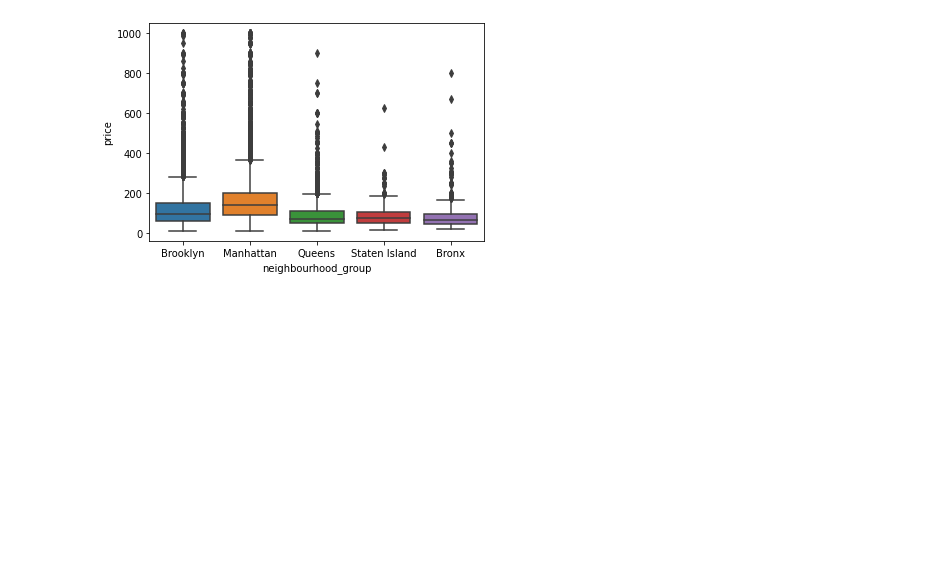
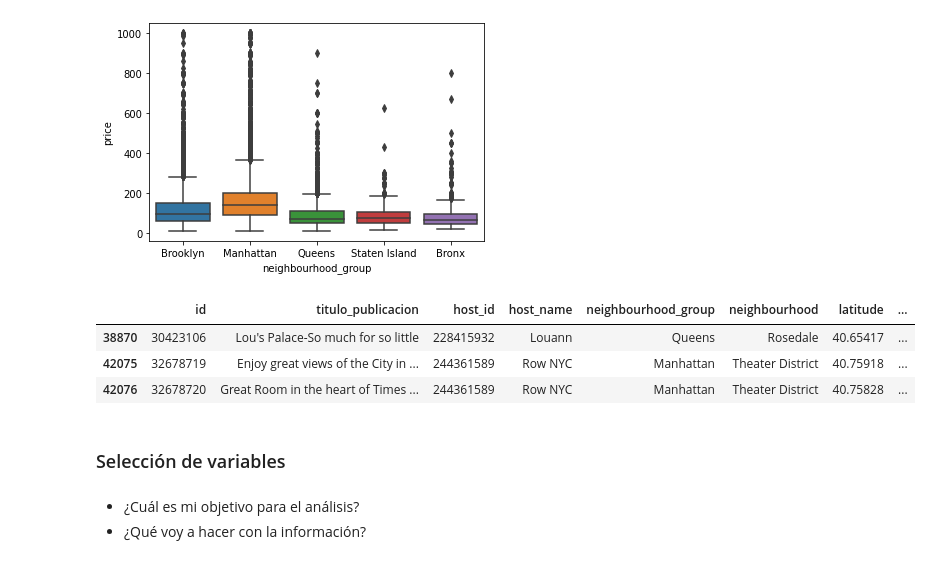
Before and after one commit to monsadan/DataExploration, a Jupyter notebook: Exploring_data.ipynb, the cells around one changed output. Drawn from its saved outputs; the diff is of its cells as text; code cells hidden in the pictures; blank space fills up the shorter version.

Commit message:
[D]Adding the data as new

```diff
--- a/Exploring_data.ipynb
+++ b/Exploring_data.ipynb
@@ -6,8 +6,8 @@ import seaborn as sns
 
 %matplotlib inline
 # %%
-# archivo = 'https://github.com/monsadan/DataExploration/blob/main/Data/AB_NYC_2019.xlsx?raw=true'
+archivo = 'https://github.com/monsadan/DataExploration/blob/main/Data/AB_NYC_2019.csv'
 # datos = pd.read_excel(archivo, engine = 'openpyxl')
-# # datos = pd.read_csv(archivo)
+datos = pd.read_csv(archivo)
 
-datos = pd.read_csv('Data/AB_NYC_2019.csv')
+# datos = pd.read_csv('Data/AB_NYC_2019.csv')
@@ -386,3 +388,15 @@ sns.boxplot(data=datos, x='neighbourhood_group', y='price')
 # %% [output]
 <AxesSubplot:xlabel='neighbourhood_group', ylabel='price'>
 [figure]
+# %%
+datos[datos.reviews_per_month>20]
+# %% [output]
+|  | id | titulo_publicacion | host_id | host_name | neighbourhood_group | neighbourhood | latitude | ... |
+| 38870 | 30423106 | Lou's Palace-So much for so little | 228415932 | Louann | Queens | Rosedale | 40.65417 | ... |
+| 42075 | 32678719 | Enjoy great views of the City in ... | 244361589 | Row NYC | Manhattan | Theater District | 40.75918 | ... |
+| 42076 | 32678720 | Great Room in the heart of Times ... | 244361589 | Row NYC | Manhattan | Theater District | 40.75828 | ... |
+# %% [markdown]
+### Selección de variables
+# %% [markdown]
+- ¿Cuál es mi objetivo para el análisis?
+- ¿Qué voy a hacer con la información?
```
Also changed, not shown: parts of 1 cell of this notebook, 1 other file.
